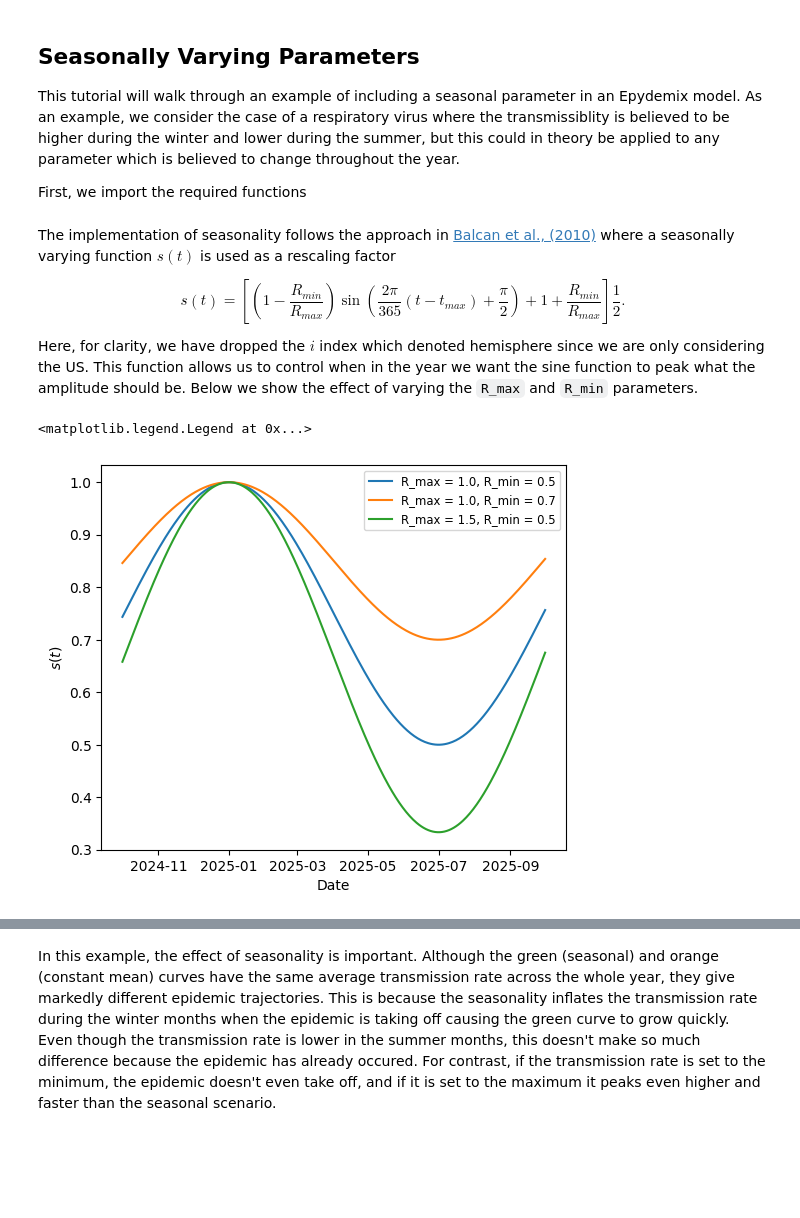
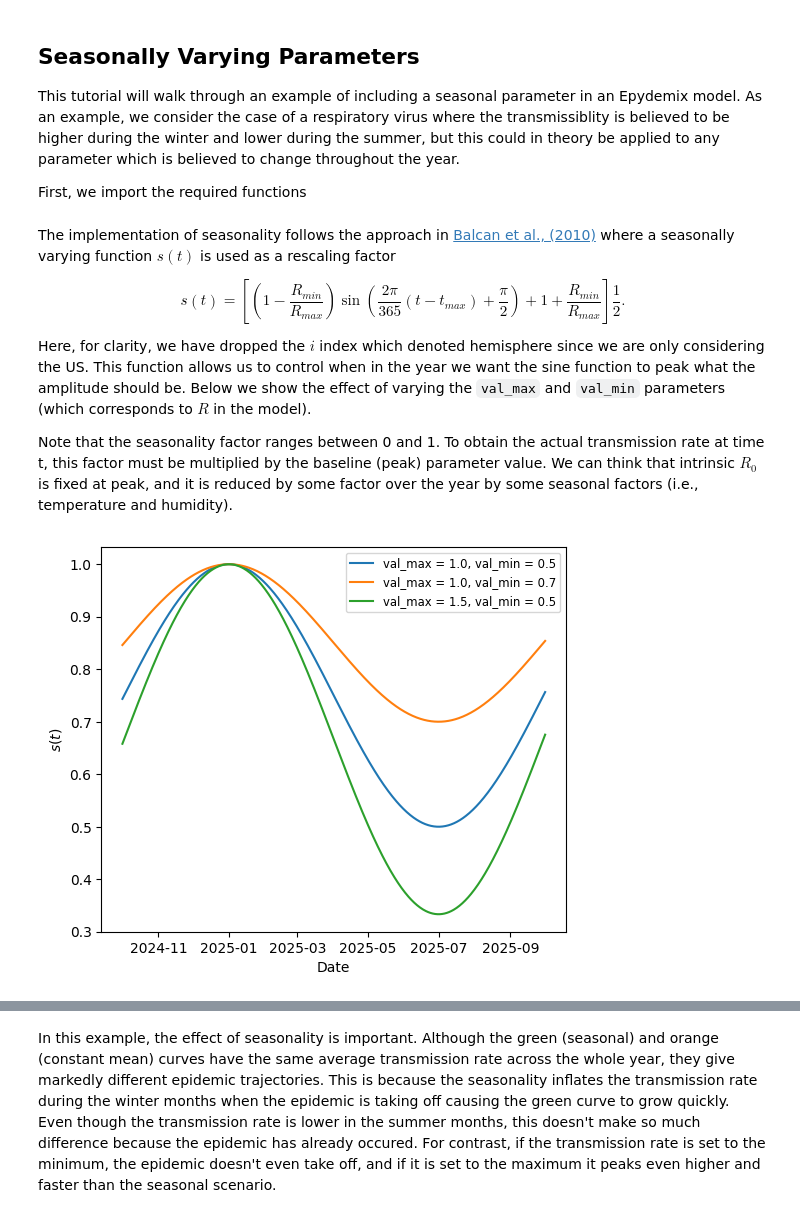
Before and after one commit to mobs-lab/epymodelingsuite, a Jupyter notebook: tutorials/Tutorial_Seasonality.ipynb, the cells around one changed output, grey strips where cells are left out. Drawn from its saved outputs; the diff is of its cells as text; code cells hidden in the pictures; blank space fills up the shorter version.

```diff
--- a/tutorials/Tutorial_Seasonality.ipynb
+++ b/tutorials/Tutorial_Seasonality.ipynb
@@ -15,32 +15,37 @@ The implementation of seasonality follows the approach in [Balcan et al., (2010)
 
 $$ s(t) = \left[\left(1 - \frac{R_{min}}{R_{max}}\right) \sin\left(\frac{2\pi}{365}(t - t_{max}) + \frac{\pi}{2}\right) + 1 + \frac{R_{min}}{R_{max}}\right] \frac{1}{2}.$$
 
-Here, for clarity, we have dropped the $i$ index which denoted hemisphere since we are only considering the US. This function allows us to control when in the year we want the sine function to peak what the amplitude should be. Below we show the effect of varying the `R_max` and `R_min` parameters.
+Here, for clarity, we have dropped the $i$ index which denoted hemisphere since we are only considering the US. This function allows us to control when in the year we want the sine function to peak what the amplitude should be. Below we show the effect of varying the `val_max` and `val_min` parameters (which corresponds to $R$ in the model).
+
+Note that the seasonality factor ranges between 0 and 1. To obtain the actual transmission rate at time t, this factor must be multiplied by the baseline (peak) parameter value. We can think that intrinsic $R_0$ is fixed at peak, and it is reduced by some factor over the year by some seasonal factors (i.e., temperature and humidity).
 # %%
 date_start = dt.date(2024, 10, 1)
 date_stop = dt.date(2025, 10, 1)
+delta_t = 0.5 # 12 hours
 
 fig, ax = plt.subplots(1,1, figsize=(6, 5))
 
-# Parameter combinations: (R_min, R_max)
+# Parameter combinations: (val_min, val_max)
 params = [(0.5, 1.0), (0.7, 1.0), (0.5, 1.5)]
-for R_min, R_max in params:
+for val_min, val_max in params:
     dates, st = get_seasonal_transmission_balcan(
         date_start=date_start,
         date_stop=date_stop,
         date_tmax=dt.date(2025, 1, 1), # peak transmission is January 1
         date_tmin=dt.date(2025, 7, 1), # lowest transmission is July 1
-        R_min=R_min,
-        R_max=R_max
+        val_min=val_min,
+        val_max=val_max,
+        delta_t=delta_t
     )
-    ax.plot(dates, st, label=f"R_max = {R_max}, R_min = {R_min}")
+    ax.plot(dates, st, label=f"val_max = {val_max}, val_min = {val_min}")
 
 ax.set_xlabel("Date")
 ax.set_ylabel(r"$s(t)$")
 ax.legend(fontsize="small")
+
+plt.show()
 # %% [output]
-<matplotlib.legend.Legend at 0x...>
-[figure, old version]
+[figure, new version]
 # %% [markdown]
 To get the seasonally varying transmission rate $\beta_t$, we calculate
 
```
Also changed, not shown: parts of 5 cells of this notebook, 1 other file.
